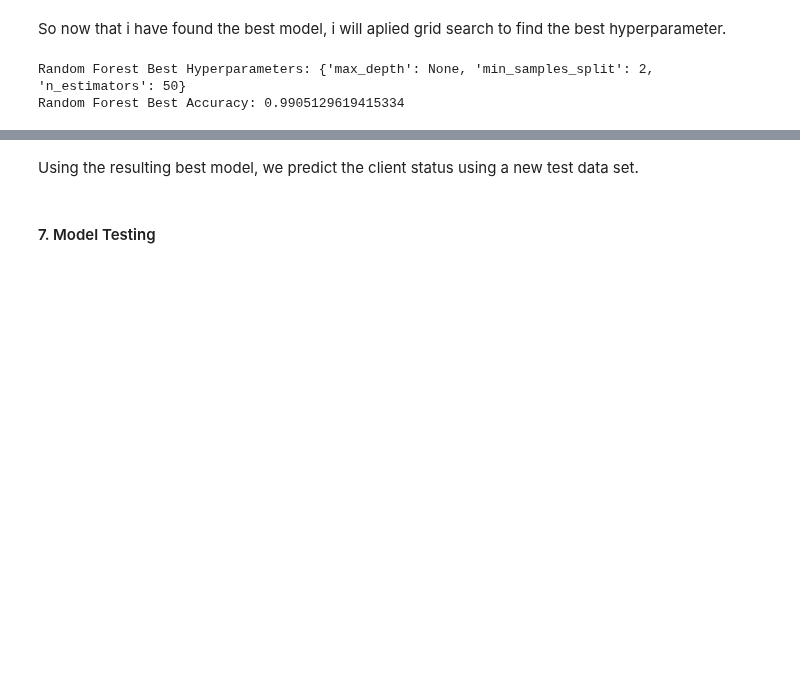
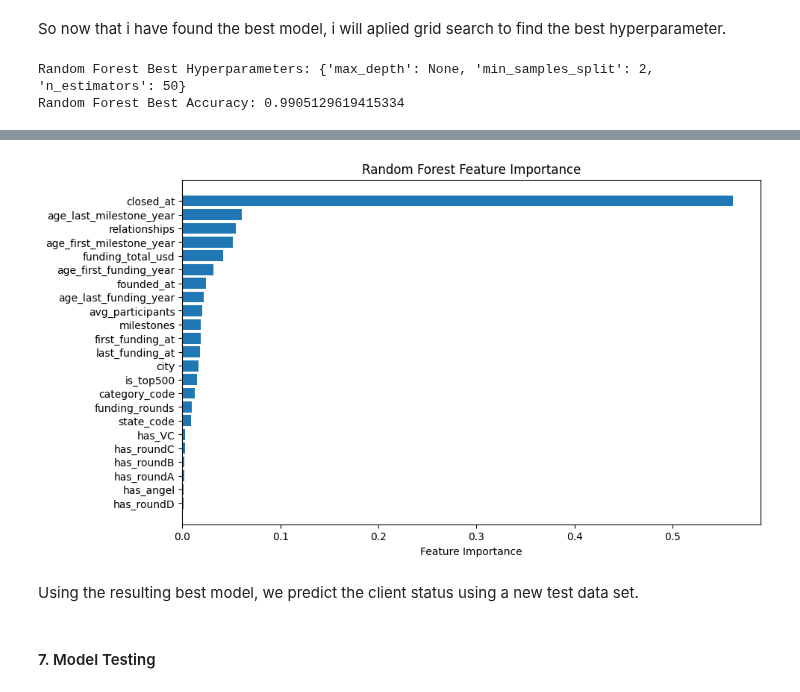
Before and after one commit to GabrielaArzateR/Predicting_startup_succes-, a Jupyter notebook: notebook/experimentation.ipynb, the cells around one changed output, grey strips where cells are left out. Drawn from its saved outputs; the diff is of its cells as text; code cells hidden in the pictures; blank space fills up the shorter version.

```diff
--- a/notebook/experimentation.ipynb
+++ b/notebook/experimentation.ipynb
@@ -898,3 +898,12 @@ Random Forest Best Hyperparameters: {'max_depth': None, 'min_samples_split': 2,
 Random Forest Best Accuracy: 0.9905129619415334
 # %%
 best_model = best_model_grid.best_estimator_
+# %%
+# Get feature importances
+feature_importances = best_model.feature_importances_
+# %%
+# Get feature names (assuming column names are feature names)
+feature_names = x_train.columns
+# %%
+# Sort indices by importance
+indices = np.argsort(feature_importances)
@@ -901,3 +916,13 @@ best_model = best_model_grid.best_estimator_
+# %%
+# Plotting feature importances
+plt.figure(figsize=(10, 6))
+plt.barh(range(len(indices)), feature_importances[indices], align="center")
+plt.yticks(range(len(indices)), [feature_names[i] for i in indices])
+plt.xlabel("Feature Importance")
+plt.title("Random Forest Feature Importance")
+plt.show()
+# %% [output]
+[figure, added]
 # %% [markdown]
 Using the resulting best model, we predict the client status using a new test data set.
 # %% [markdown]
```
Also changed, not shown: parts of 2 cells of this notebook.
